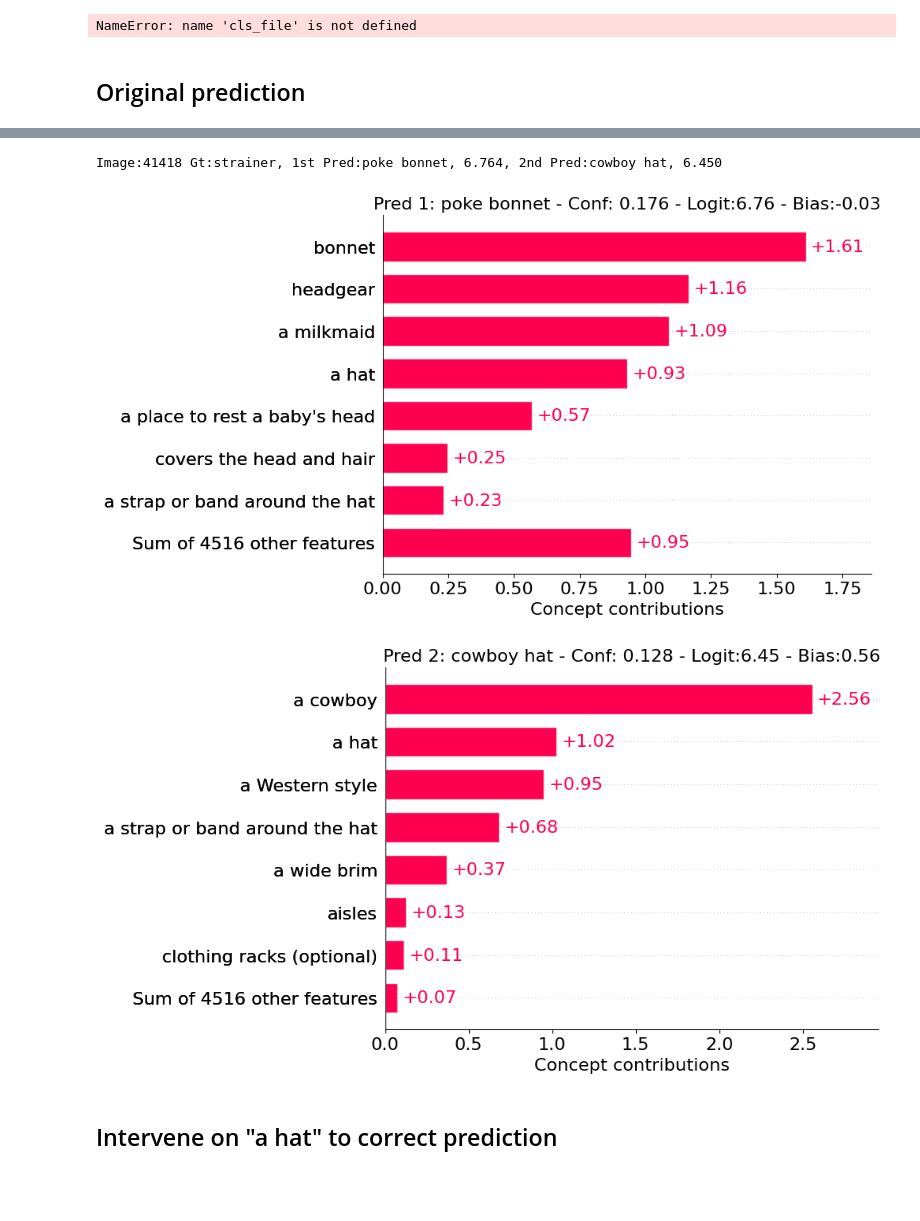
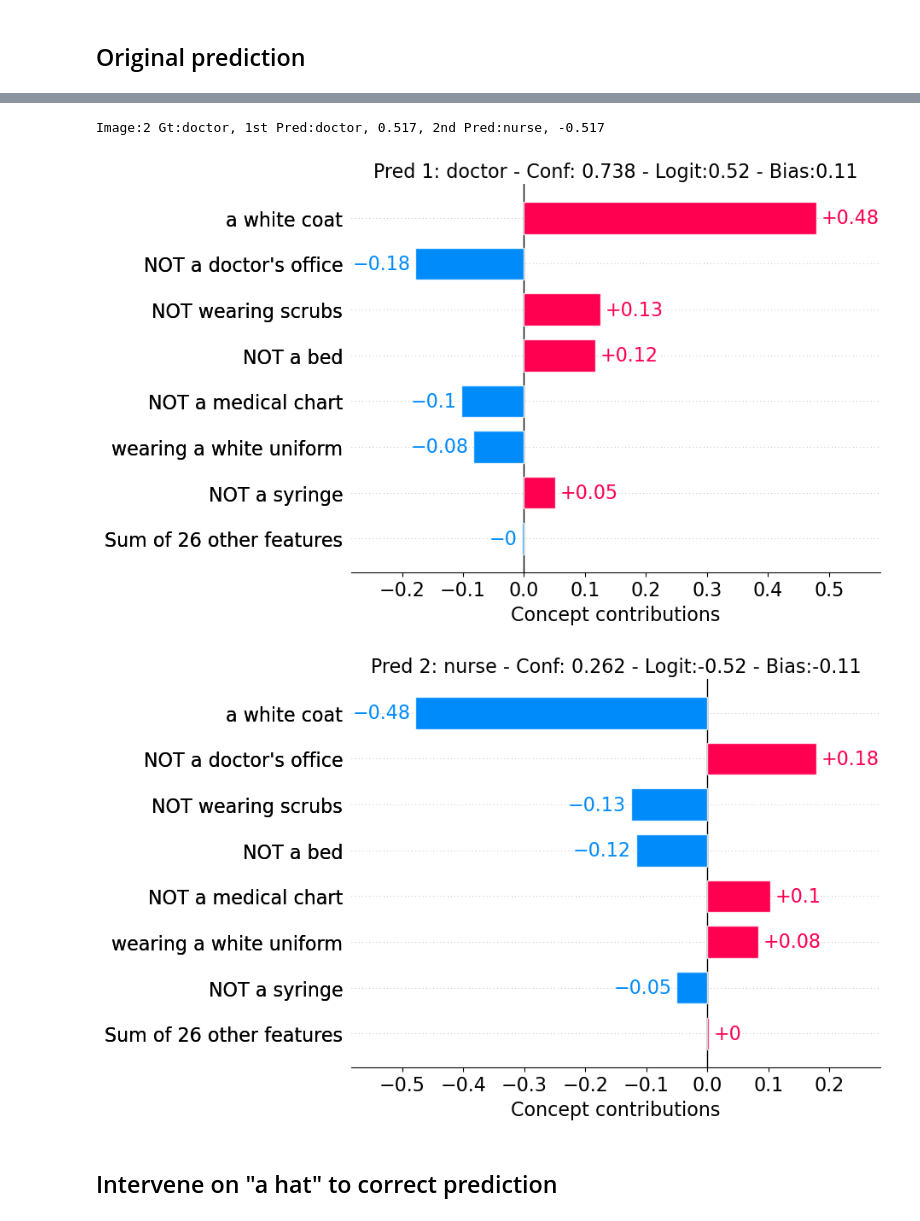
Before and after one commit to Vinceyn/Label-free-CBM, a Jupyter notebook: label_free_cbm/notebooks/experiments/intervention.ipynb, the cells around one changed output, grey strips where cells are left out. Drawn from its saved outputs; the diff is of its cells as text; code cells hidden in the pictures; blank space fills up the shorter version.

Commit message:
Added doctor nurse dataset, processing and test

```diff
--- a/label_free_cbm/notebooks/experiments/intervention.ipynb
+++ b/label_free_cbm/notebooks/experiments/intervention.ipynb
@@ -17,12 +17,12 @@ root = Path.cwd().parent.parent.parent
 os.chdir(root)
 # %%
 # change this to the correct model dir, everything else should be taken care of
-load_dir = "saved_models/imagenet_lf_cbm"
+load_dir = "saved_models/doctor_nurse_full_cbm_2023_06_05_11_27"
 device = "cuda"
 
 with open(os.path.join(load_dir, "args.txt"), "r") as f:
     args = json.load(f)
 dataset = args["dataset"]
-_, target_preprocess = data_utils.get_target_model(args["backbone"], device)
+target_model, target_preprocess = data_utils.get_target_model(args["backbone"], device)
 model = cbm.load_cbm(load_dir, device)
 # %% [output]
@@ -40,12 +55,10 @@ with open(cls_file, "r") as f:
 
 with open(os.path.join(load_dir, "concepts.txt"), "r") as f:
     concepts = f.read().split("\n")
-# %% [output]
-NameError: name 'cls_file' is not defined
 # %% [markdown]
 ## Original prediction
 # %%
-to_display = [41418]
+to_display = [2]
 
 with torch.no_grad():
     for i in to_display:
@@ -53,7 +66,6 @@ with torch.no_grad():
         x, _ = val_data_t[i]
         x = x.unsqueeze(0).to(device)
         display(image.resize([320,320]))
-
         outputs, concept_act = model(x)
 
         top_logit_vals, top_classes = torch.topk(outputs[0], dim=0, k=2)
@@ -74,6 +86,6 @@ with torch.no_grad():
-Image:41418 Gt:strainer, 1st Pred:poke bonnet, 6.764, 2nd Pred:cowboy hat, 6.450
+Image:2 Gt:doctor, 1st Pred:doctor, 0.517, 2nd Pred:nurse, -0.517
-[figure, old version]
+[figure, new version]
-[figure, old version]
+[figure, new version]
 # %% [markdown]
 ## Intervene on "a hat" to correct prediction
 # %%
```
Also changed, not shown: parts of 3 cells of this notebook, 38 other files.
